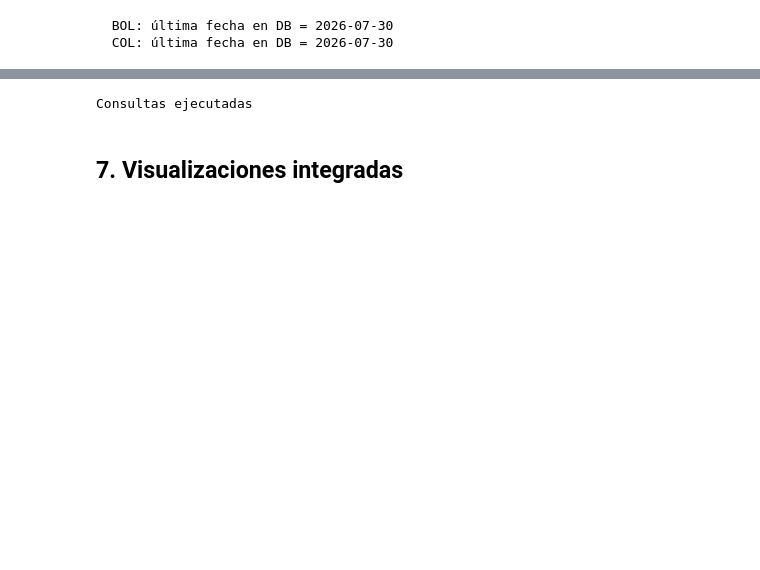
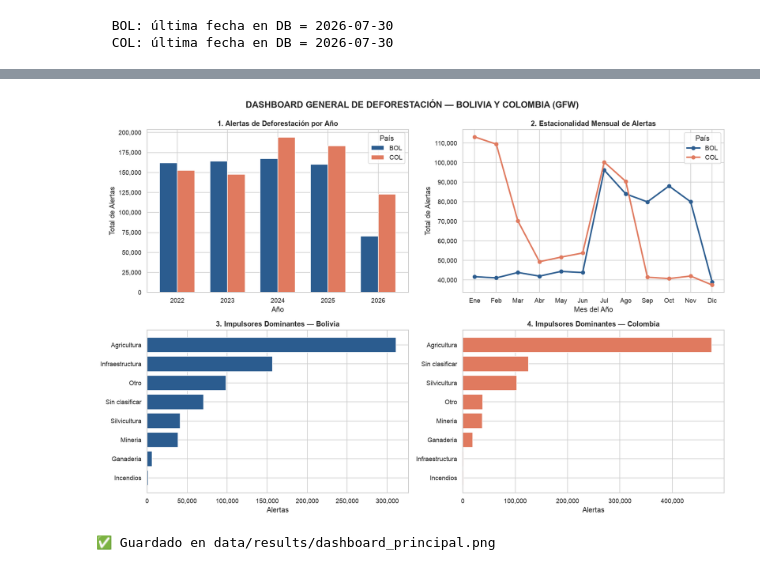
Before and after one commit to JhoanHurtado/deforestation-alert-etl, a Jupyter notebook: notebooks/05_etl_pipeline.ipynb, the cells around one changed output, grey strips where cells are left out. Drawn from its saved outputs; the diff is of its cells as text; code cells hidden in the pictures; blank space fills up the shorter version.

```diff
--- a/notebooks/05_etl_pipeline.ipynb
+++ b/notebooks/05_etl_pipeline.ipynb
@@ -618,8 +680,8 @@ fact['land_cover_id'] = fact['land_cover_class'].map(lc_map)
 fact['confidence_id'] = fact['confidence'].map(conf_map)
 fact['econ_id']       = pd.MultiIndex.from_arrays([fact['country_code'], fact['year']]).map(econ_map) if not econ_map.empty else None
 
-# dist_nearest_place_km: calculada para todas las alertas con KD-Tree
-fact['dist_nearest_place_km'] = gfw_enriched.get('dist_nearest_place_km', None)
+# Usar distancias ya calculadas con BallTree en sección 3.3
+fact['dist_nearest_place_km'] = gfw_enriched['dist_nearest_place_km'].values
 
 fact_alerts = fact[[
     'date_id', 'location_id', 'driver_id', 'land_cover_id', 'confidence_id', 'econ_id',
@@ -772,48 +1268,67 @@ country_name  alerts  avg_tcd  pct_high_conf
 # %%
+# Consultas base para dashboard principal
 q_year = query("""
     SELECT d.year, l.country_code, COUNT(*) AS alerts
     FROM fact_alerts f
     JOIN dim_date     d ON f.date_id     = d.date_id
     JOIN dim_location l ON f.location_id = l.location_id
     GROUP BY d.year, l.country_code ORDER BY d.year, l.country_code
 """)
-
 q_monthly = query("""
     SELECT d.month, l.country_code, COUNT(*) AS alerts
     FROM fact_alerts f
     JOIN dim_date     d ON f.date_id     = d.date_id
     JOIN dim_location l ON f.location_id = l.location_id
     GROUP BY d.month, l.country_code ORDER BY d.month, l.country_code
 """)
-
 q_drivers = query("""
     SELECT l.country_code, dr.driver_name, COUNT(*) AS alerts
     FROM fact_alerts f
     JOIN dim_location l  ON f.location_id = l.location_id
     JOIN dim_driver   dr ON f.driver_id    = dr.driver_id
     GROUP BY l.country_code, dr.driver_name ORDER BY l.country_code, alerts DESC
 """)
 
-q_primary = query("""
-    SELECT l.country_code, f.is_primary_forest, COUNT(*) AS alerts
-    FROM fact_alerts f
-    JOIN dim_location l ON f.location_id = l.location_id
-    GROUP BY l.country_code, f.is_primary_forest ORDER BY l.country_code, f.is_primary_forest DESC
-""")
+fig, axes = plt.subplots(2, 2, figsize=(15, 10))
 
-q_econ = query("""
-    SELECT l.country_code, d.year,
-           COUNT(*) AS alerts,
-           AVG(e.agricultural_land_pct) AS agri_land_pct,
-           AVG(e.soy_area_ha) / 1e6 AS soy_area_mha
-    FROM fact_alerts f
-    JOIN dim_date             d ON f.date_id  = d.date_id
-    JOIN dim_location         l ON f.location_id = l.location_id
-    LEFT JOIN dim_economic_context e ON f.econ_id = e.econ_id
-    GROUP BY l.country_code, d.year ORDER BY l.country_code, d.year
-""")
-print('Consultas ejecutadas')
+# Panel 1: Alertas anuales
+pivot_year = q_year.pivot(index='year', columns='country_code', values='alerts').fillna(0)
+pivot_year.plot(kind='bar', ax=axes[0,0], color=['#2b5c8f', '#e07a5f'], width=0.7)
+axes[0,0].set_title('1. Alertas de Deforestación por Año', fontsize=12, fontweight='bold')
+axes[0,0].set_xlabel('Año'); axes[0,0].set_ylabel('Total de Alertas')
+axes[0,0].yaxis.set_major_formatter(mticker.FuncFormatter(lambda x, _: f'{int(x):,}'))
+axes[0,0].tick_params(axis='x', rotation=0)
+axes[0,0].legend(title='País')
+
+# Panel 2: Estacionalidad mensual
+pivot_month = q_monthly.pivot(index='month', columns='country_code', values='alerts').fillna(0)
+pivot_month.plot(ax=axes[0,1], marker='o', linewidth=2.5, color=['#2b5c8f', '#e07a5f'])
+axes[0,1].set_title('2. Estacionalidad Mensual de Alertas', fontsize=12, fontweight='bold')
+axes[0,1].set_xlabel('Mes del Año'); axes[0,1].set_ylabel('Total de Alertas')
+axes[0,1].set_xticks(range(1, 13))
+axes[0,1].set_xticklabels(['Ene','Feb','Mar','Abr','May','Jun','Jul','Ago','Sep','Oct','Nov','Dic'])
+axes[0,1].yaxis.set_major_formatter(mticker.FuncFormatter(lambda x, _: f'{int(x):,}'))
+axes[0,1].legend(title='País')
+
+# Panel 3: Drivers en Bolivia
+bol_drivers = q_drivers[q_drivers['country_code'] == 'BOL'].sort_values('alerts')
+axes[1,0].barh(bol_drivers['driver_name'], bol_drivers['alerts'], color='#2b5c8f')
+axes[1,0].set_title('3. Impulsores Dominantes — Bolivia', fontsize=12, fontweight='bold')
+axes[1,0].xaxis.set_major_formatter(mticker.FuncFormatter(lambda x, _: f'{int(x):,}'))
+axes[1,0].set_xlabel('Alertas')
+
+# Panel 4: Drivers en Colombia
+col_drivers = q_drivers[q_drivers['country_code'] == 'COL'].sort_values('alerts')
+axes[1,1].barh(col_drivers['driver_name'], col_drivers['alerts'], color='#e07a5f')
+axes[1,1].set_title('4. Impulsores Dominantes — Colombia', fontsize=12, fontweight='bold')
+axes[1,1].xaxis.set_major_formatter(mticker.FuncFormatter(lambda x, _: f'{int(x):,}'))
+axes[1,1].set_xlabel('Alertas')
+
+plt.suptitle('DASHBOARD GENERAL DE DEFORESTACIÓN — BOLIVIA Y COLOMBIA (GFW)', fontsize=15, y=0.99, fontweight='bold')
+plt.tight_layout()
+plt.savefig(RES / 'dashboard_principal.png', dpi=130, bbox_inches='tight')
+plt.show()
+print('✅ Guardado en data/results/dashboard_principal.png')
 # %% [output]
+[figure, added]
-Consultas ejecutadas
+✅ Guardado en data/results/dashboard_principal.png
-# %% [markdown]
-## 7. Visualizaciones integradas
```
Also changed, not shown: parts of 74 cells of this notebook, 33 other files.
